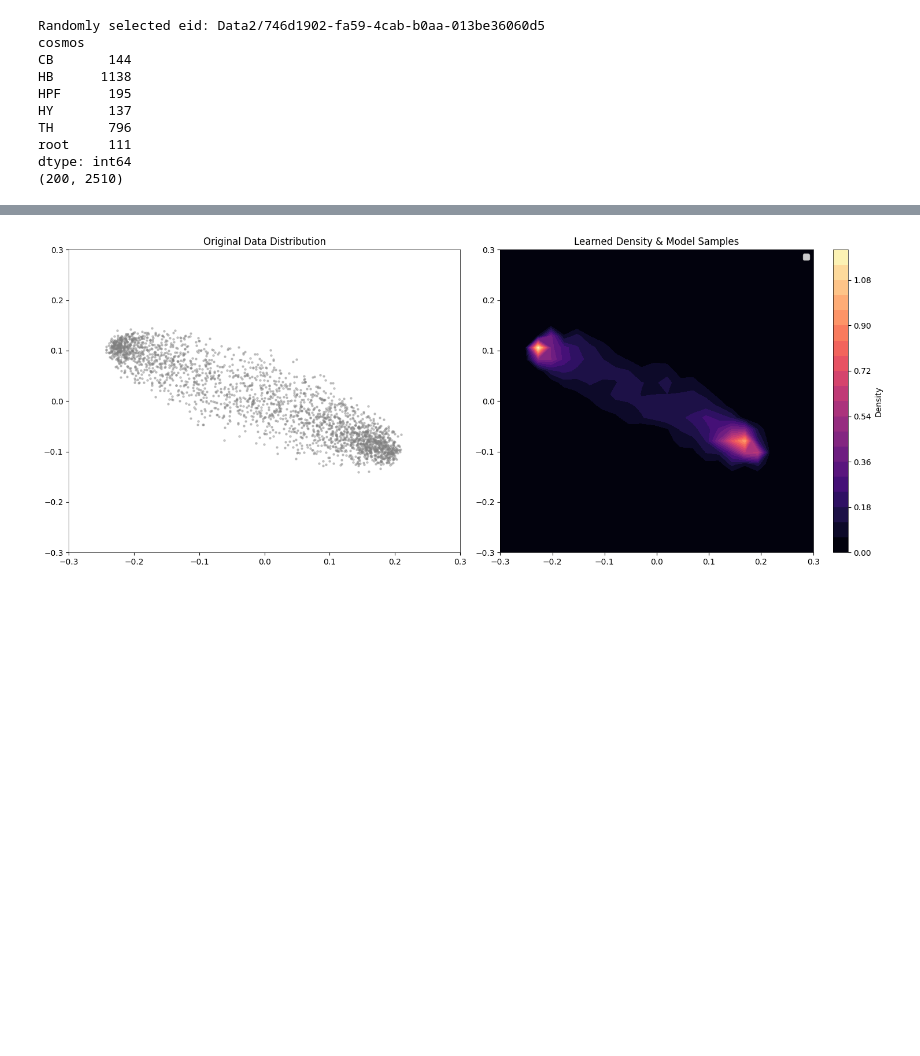
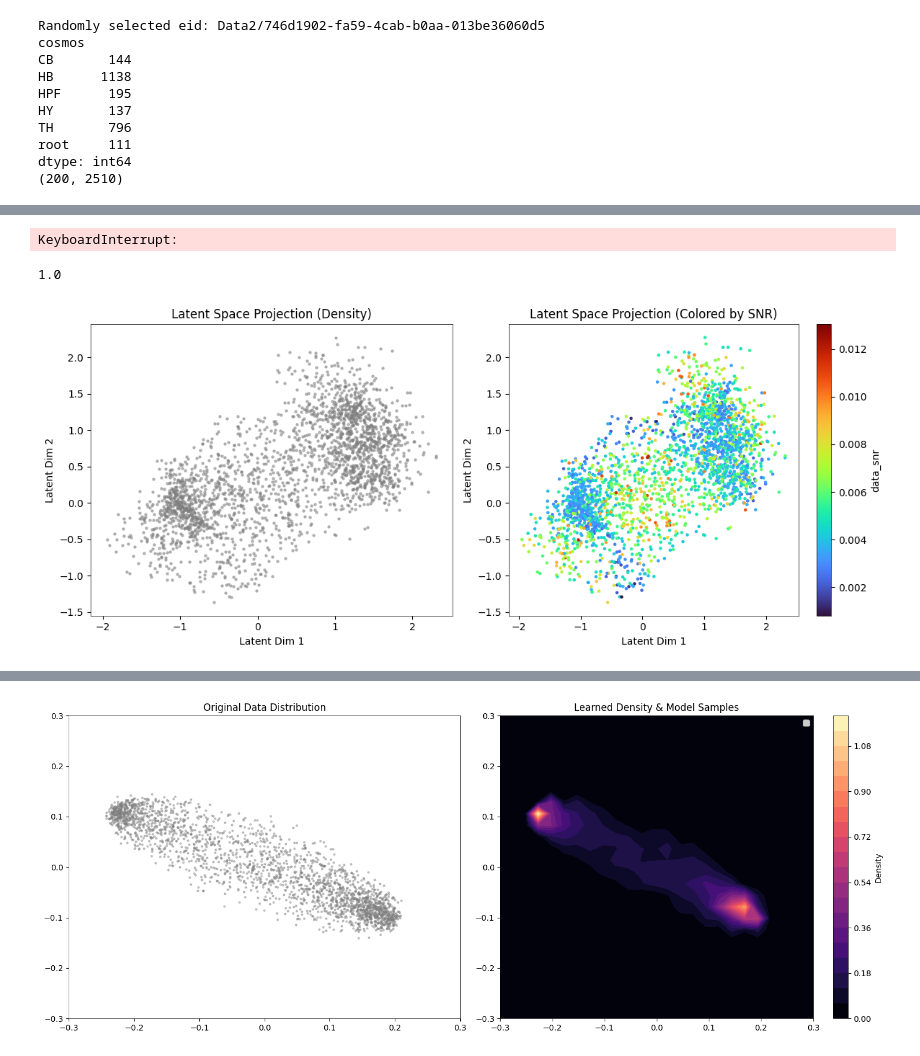
Before and after one commit to cmlangdon/embedding_dimension, a Jupyter notebook: BWM/Notebooks/IsometricInjectiveFlow.ipynb, the cells around one changed output, grey strips where cells are left out. Saved outputs shown, nothing was run; the diff lists cells and outputs as text; code cells hidden in the pictures; blank space fills up the shorter version.

```diff
--- a/BWM/Notebooks/IsometricInjectiveFlow.ipynb
+++ b/BWM/Notebooks/IsometricInjectiveFlow.ipynb
@@ -375,0 +129,4 @@ Epoch 4800, Loss: 1.3596
+# %%
+X_tensor = torch.FloatTensor(response_matrix.T)
+X_scaled = X_tensor/torch.linalg.norm(X_tensor, dim=1, keepdim=True)
+X_scaled = PCA(n_components = 20).fit_transform(X_scaled)
@@ -375,0 +146,43 @@ Epoch 4800, Loss: 1.3596
+# %%
+# Retrain with best params for 1000 epochs
+isoAE = SklearnIsometricAutoencoder(
+    latent_dim=2,
+    hidden_dim=256,
+    depth=2,
+    epochs=500,
+    batch_size=128,
+    lambda_iso = 10.0
+)
+isoAE.fit(X_scaled)
+# %% [output]
+KeyboardInterrupt:
+# %%
+isoAE.lambda_iso
+# %% [output]
+1.0
+# %%
+def plot_latent_space_wrapped(model_wrapper, data, snr_values):
+    z = model_wrapper.transform(data)
+
+    fig, axes = plt.subplots(1, 2, figsize=(12, 5))
+
+    # Plot 1: Density (Gray with alpha=0.5)
+    axes[0].scatter(z[:, 0], z[:, 1], color='gray', alpha=0.5, s=5)
+    axes[0].set_title("Latent Space Projection (Density)")
+    axes[0].set_xlabel("Latent Dim 1")
+    axes[0].set_ylabel("Latent Dim 2")
+
+    # Plot 2: Colored by data_snr
+    sc = axes[1].scatter(z[:, 0], z[:, 1], c=snr_values, cmap='turbo', s=5)
+    plt.colorbar(sc, ax=axes[1], label='data_snr')
+    axes[1].set_title("Latent Space Projection (Colored by SNR)")
+    axes[1].set_xlabel("Latent Dim 1")
+    axes[1].set_ylabel("Latent Dim 2")
+
+    plt.tight_layout()
+    plt.show()
+
+# Visualize the result
+plot_latent_space_wrapped(isoAE, X_scaled, data_snr)
+# %% [output]
+[figure, added]
```
Also changed, not shown: parts of 10 cells of this notebook, 51 other files.
